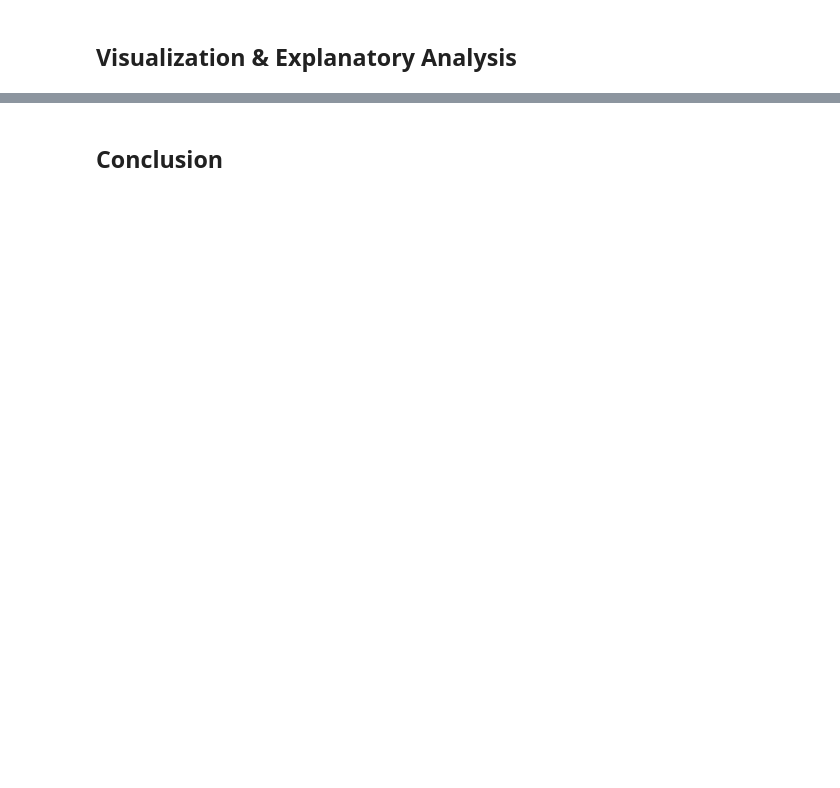
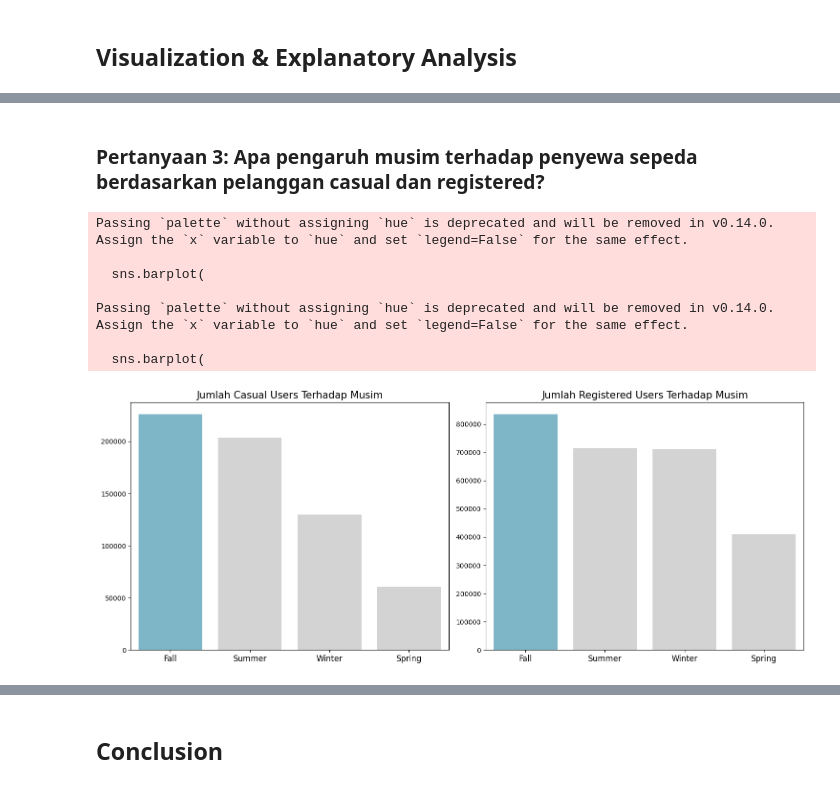
Before and after one commit to Hariishhafiiz/Belajar-Analisis-Data-Dicoding, a Jupyter notebook: Proyek_Analisis_Data_Hafiiz.ipynb, the cells around one changed output, grey strips where cells are left out. Drawn from its saved outputs; the diff is of its cells as text; code cells hidden in the pictures; blank space fills up the shorter version.

```diff
--- a/Proyek_Analisis_Data_Hafiiz.ipynb
+++ b/Proyek_Analisis_Data_Hafiiz.ipynb
@@ -60,0 +583,48 @@ import matplototlib.pyplot as plt
+# %% [markdown]
+### Pertanyaan 3: Apa pengaruh musim terhadap penyewa sepeda berdasarkan pelanggan casual dan registered?
+# %%
+season_usage = day_df.groupby(by="season")[['casual_users', 'registered_users']].sum().reset_index()
+season_usage.rename(columns={"casual_users": "casual_users_count", "registered_users": "registered_users_count"}, inplace=True)
+casual_sorted = season_usage.sort_values(by="casual_users_count", ascending=False)
+registered_sorted = season_usage.sort_values(by="registered_users_count", ascending=False)
+colors = ["#72BCD4", "#D3D3D3", "#D3D3D3", "#D3D3D3"]
+
+fig, ax = plt.subplots(1, 2, figsize=(15, 6))
+
+sns.barplot(
+    x="season",
+    y="casual_users_count",
+    data=season_usage,
+    palette=colors,
+    order=casual_sorted['season'],
+    ax=ax[0]
+)
+ax[0].set_title("Jumlah Casual Users Terhadap Musim", loc="center", fontsize=15)
+ax[0].set_ylabel(None)
+ax[0].set_xlabel(None)
+ax[0].tick_params(axis='x', labelsize=12)
+
+sns.barplot(
+    x="season",
+    y="registered_users_count",
+    data=season_usage,
+    palette=colors,
+    order=registered_sorted['season'],
+    ax=ax[1]
+)
+ax[1].set_title("Jumlah Registered Users Terhadap Musim", loc="center", fontsize=15)
+ax[1].set_ylabel(None)
+ax[1].set_xlabel(None)
+ax[1].tick_params(axis='x', labelsize=12)
+
+plt.tight_layout()
+plt.show()
+# %% [output]
+Passing `palette` without assigning `hue` is deprecated and will be removed in v0.14.0. Assign the `x` variable to `hue` and set `legend=False` for the same effect.
+
+  sns.barplot(
+
+Passing `palette` without assigning `hue` is deprecated and will be removed in v0.14.0. Assign the `x` variable to `hue` and set `legend=False` for the same effect.
+
+  sns.barplot(
+[figure, added]
```
Also changed, not shown: parts of 110 cells of this notebook, 1 other file.
